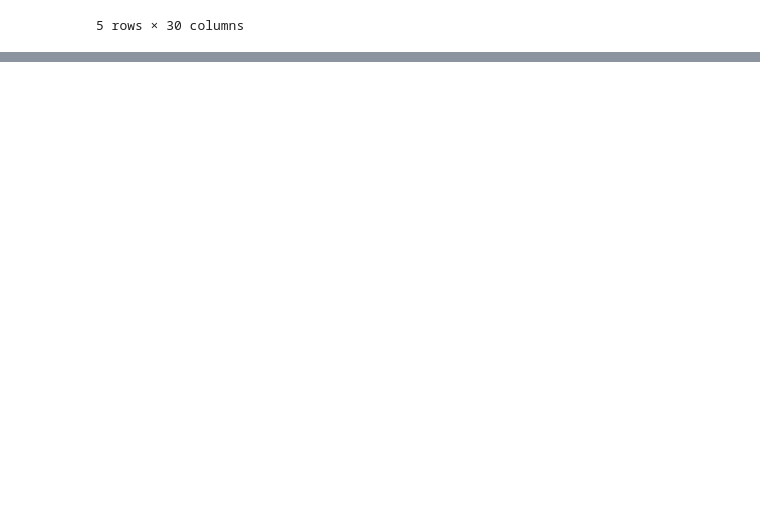
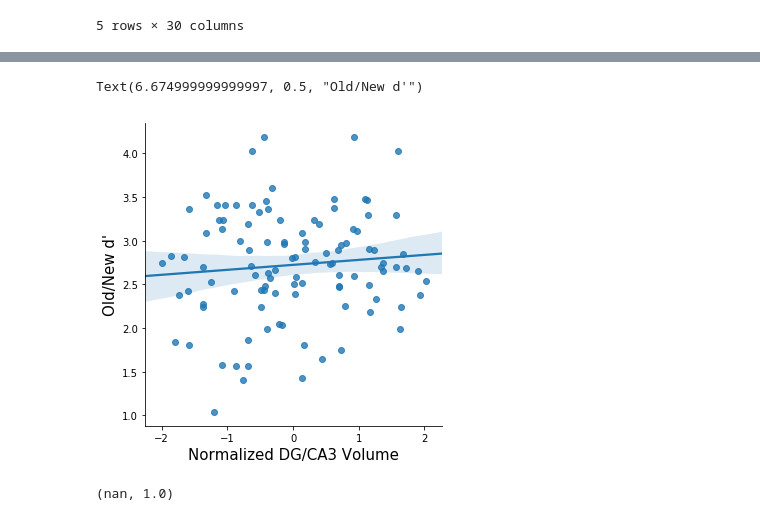
Before and after one commit to madisonpaige/3T_struct_MST, a Jupyter notebook: 3t_MST_analysis.ipynb, the cells around one changed output, grey strips where cells are left out. Cells and saved outputs as stored; diff of their text form; code cells hidden in the pictures; blank space fills up the shorter version.

```diff
--- a/3t_MST_analysis.ipynb
+++ b/3t_MST_analysis.ipynb
@@ -149,0 +288,16 @@ AttributeError: 'Series' object has no attribute 'reshape'
+# %%
+ # now lets get extract all the variance from r_cal_vol that we can explain with np_age + yrs_educ + gender
+d_old_new_dg_ca3_controlled_model = smf.ols('dg_ca3_vol ~ np_age + yrs_educ + gender', data = norm_volumes).fit()
+# and extract the residuals into vector form
+norm_volumes['d_old_new_dg_ca3_vol_residuals'] = pd.DataFrame(d_old_new_dg_ca3_controlled_model.fittedvalues.values)
+
+sns.lmplot(x='dg_ca3_vol', y = 'dprime_old_new', data= norm_volumes)
+plt.xlabel('Normalized DG/CA3 Volume', fontsize = 15)
+plt.ylabel('Old/New d\'', fontsize = 15)
+# %% [output]
+Text(6.674999999999997, 0.5, "Old/New d'")
+[figure, added]
+# %%
+scipy.stats.pearsonr(x=norm_volumes['d_old_new_dg_ca3_vol_residuals'], y=norm_volumes['dprime_old_new'])
+# %% [output]
+(nan, 1.0)
```
Also changed, not shown: parts of 47 cells of this notebook.
